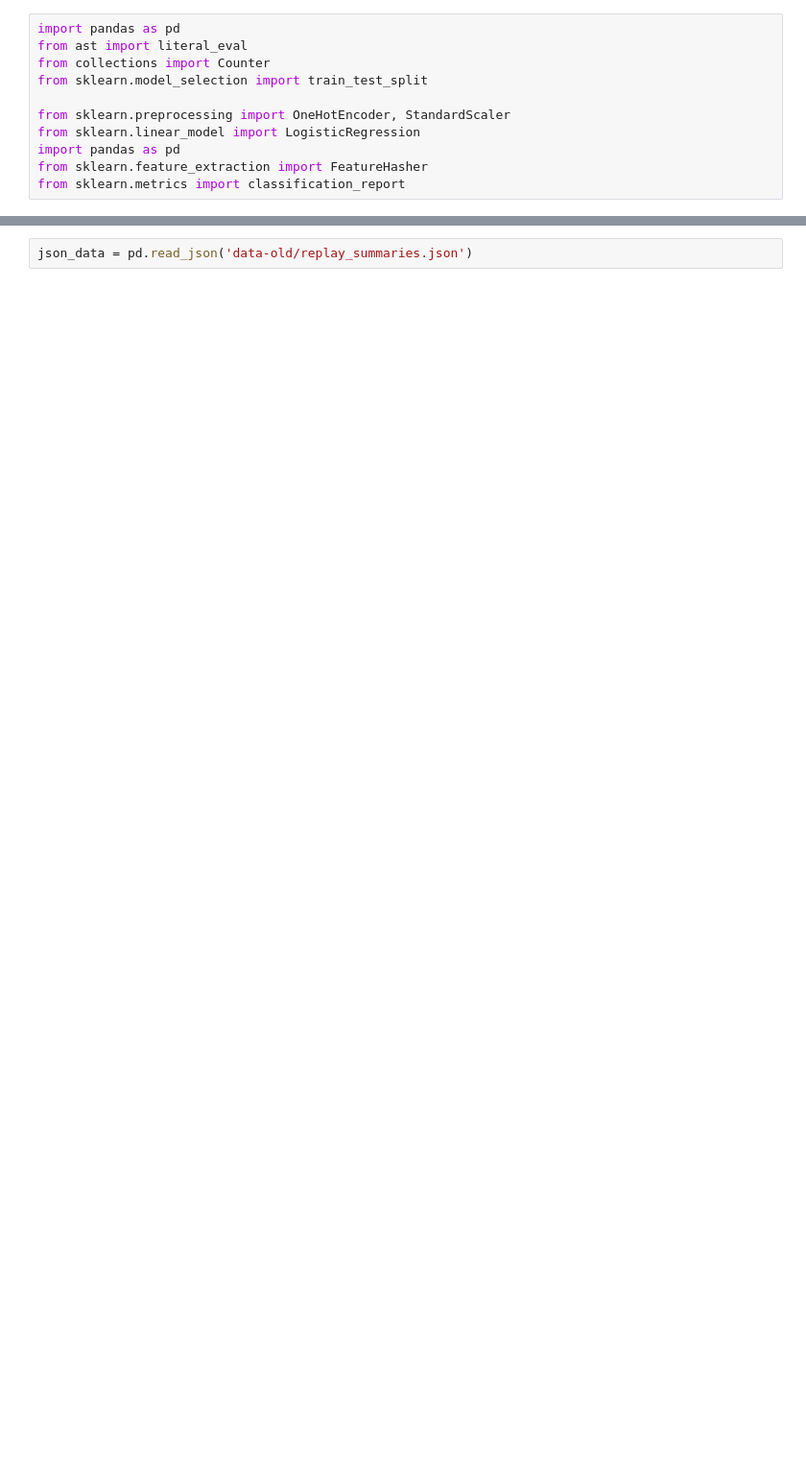
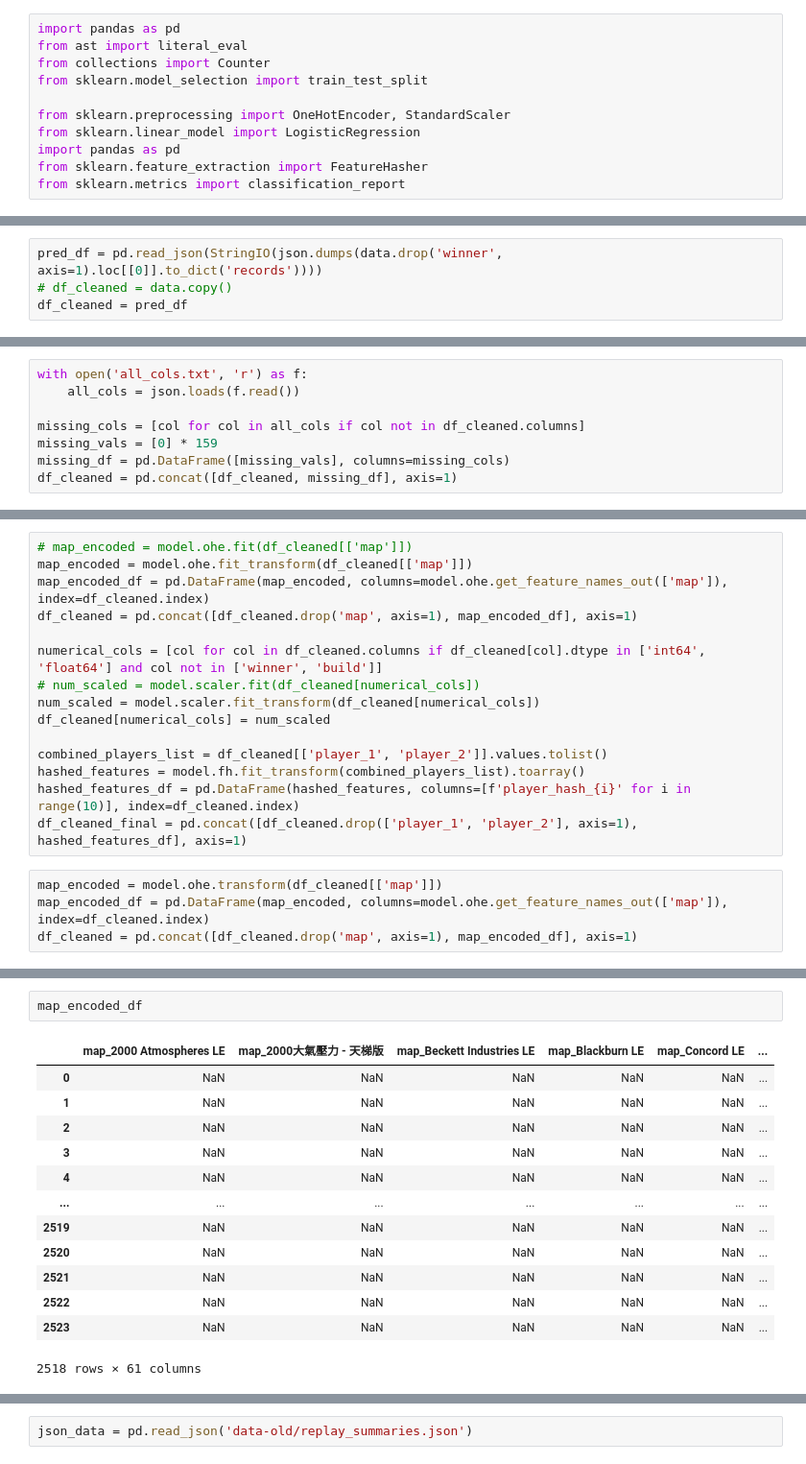
Before and after one commit to aceasad/deployapi, a Jupyter notebook: redmarble.ipynb, the cells around one changed output, grey strips where cells are left out. Shown at 96% size. Drawn from its saved outputs; the diff is of its cells as text; blank space fills up the shorter version.

```diff
--- a/redmarble.ipynb
+++ b/redmarble.ipynb
@@ -391,0 +280,4 @@ def evaluate_model(model, X_test, y_test):
+# %%
+pred_df = pd.read_json(StringIO(json.dumps(data.drop('winner', axis=1).loc[[0]].to_dict('records'))))
+# df_cleaned = data.copy()
+df_cleaned = pred_df
@@ -391,0 +322,8 @@ def evaluate_model(model, X_test, y_test):
+# %%
+with open('all_cols.txt', 'r') as f:
+    all_cols = json.loads(f.read())
+
+missing_cols = [col for col in all_cols if col not in df_cleaned.columns]
+missing_vals = [0] * 159
+missing_df = pd.DataFrame([missing_vals], columns=missing_cols)
+df_cleaned = pd.concat([df_cleaned, missing_df], axis=1)
@@ -391,0 +346,19 @@ def evaluate_model(model, X_test, y_test):
+# %%
+# map_encoded = model.ohe.fit(df_cleaned[['map']])
+map_encoded = model.ohe.fit_transform(df_cleaned[['map']])
+map_encoded_df = pd.DataFrame(map_encoded, columns=model.ohe.get_feature_names_out(['map']), index=df_cleaned.index)
+df_cleaned = pd.concat([df_cleaned.drop('map', axis=1), map_encoded_df], axis=1)
+
+numerical_cols = [col for col in df_cleaned.columns if df_cleaned[col].dtype in ['int64', 'float64'] and col not in ['winner', 'build']]
+# num_scaled = model.scaler.fit(df_cleaned[numerical_cols])
+num_scaled = model.scaler.fit_transform(df_cleaned[numerical_cols])
+df_cleaned[numerical_cols] = num_scaled
+
+combined_players_list = df_cleaned[['player_1', 'player_2']].values.tolist()
+hashed_features = model.fh.fit_transform(combined_players_list).toarray()
+hashed_features_df = pd.DataFrame(hashed_features, columns=[f'player_hash_{i}' for i in range(10)], index=df_cleaned.index)
+df_cleaned_final = pd.concat([df_cleaned.drop(['player_1', 'player_2'], axis=1), hashed_features_df], axis=1)
+# %%
+map_encoded = model.ohe.transform(df_cleaned[['map']])
+map_encoded_df = pd.DataFrame(map_encoded, columns=model.ohe.get_feature_names_out(['map']), index=df_cleaned.index)
+df_cleaned = pd.concat([df_cleaned.drop('map', axis=1), map_encoded_df], axis=1)
@@ -391,0 +387,16 @@ def evaluate_model(model, X_test, y_test):
+# %%
+map_encoded_df
+# %% [output]
+|  | map_2000 Atmospheres LE | map_2000大氣壓力 - 天梯版 | map_Beckett Industries LE | map_Blackburn LE | map_Concord LE | ... |
+| 0 | NaN | NaN | NaN | NaN | NaN | ... |
+| 1 | NaN | NaN | NaN | NaN | NaN | ... |
+| 2 | NaN | NaN | NaN | NaN | NaN | ... |
+| 3 | NaN | NaN | NaN | NaN | NaN | ... |
+| 4 | NaN | NaN | NaN | NaN | NaN | ... |
+| ... | ... | ... | ... | ... | ... | ... |
+| 2519 | NaN | NaN | NaN | NaN | NaN | ... |
+| 2520 | NaN | NaN | NaN | NaN | NaN | ... |
+| 2521 | NaN | NaN | NaN | NaN | NaN | ... |
+| 2522 | NaN | NaN | NaN | NaN | NaN | ... |
+| 2523 | NaN | NaN | NaN | NaN | NaN | ... |
+2518 rows × 61 columns
```
Also changed, not shown: parts of 52 cells of this notebook, 2 other files.
